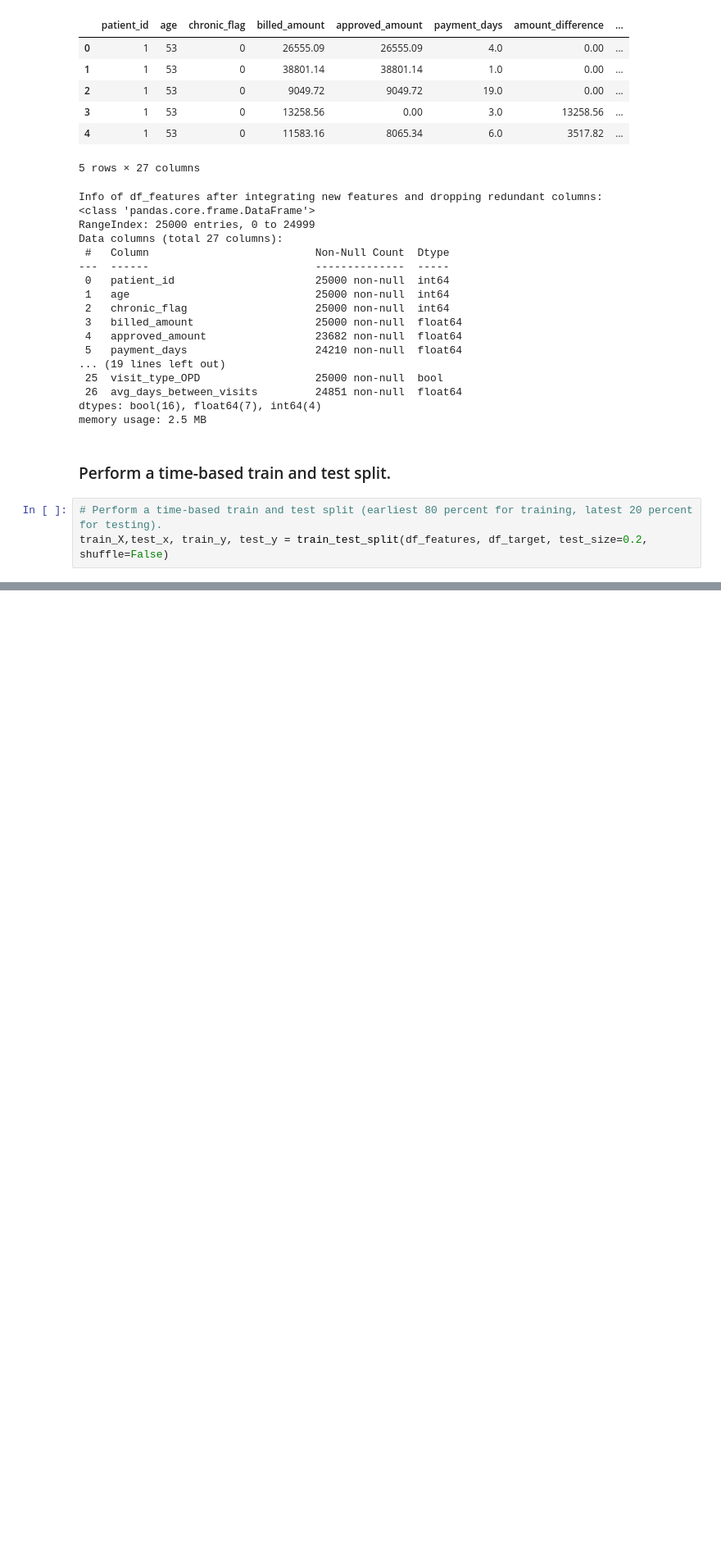
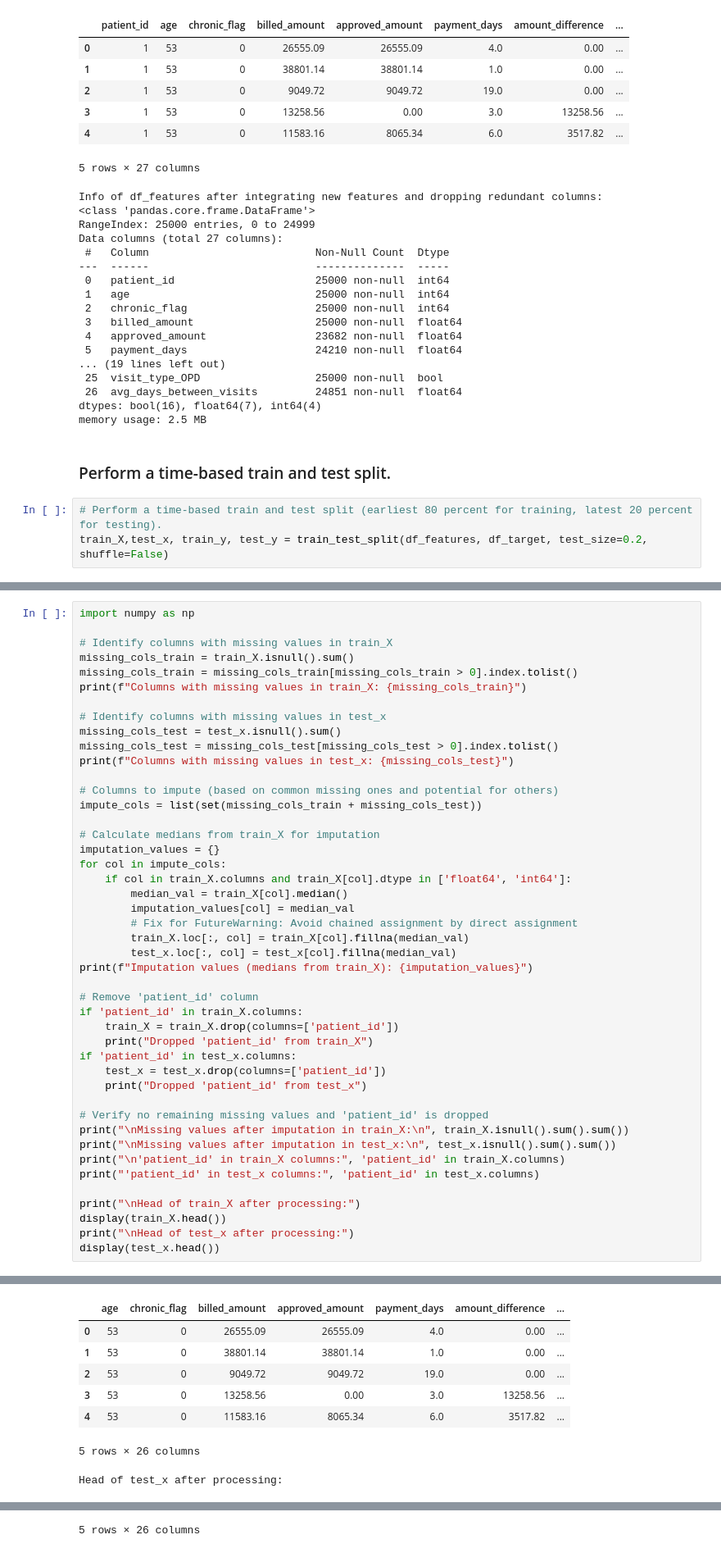
Before and after one commit to rahilkhan-acadmic/APAIML-GradedMiniProject, a Jupyter notebook: capstone/03_claim_model.ipynb, the cells around one changed output, grey strips where cells are left out. Shown at 82% size. Saved outputs shown, nothing was run; the diff lists cells and outputs as text; blank space fills up the shorter version.

```diff
--- a/capstone/03_claim_model.ipynb
+++ b/capstone/03_claim_model.ipynb
@@ -473,0 +578,46 @@ train_X,test_x, train_y, test_y = train_test_split(df_features, df_target, test_
+# %%
+import numpy as np
+
+# Identify columns with missing values in train_X
+missing_cols_train = train_X.isnull().sum()
+missing_cols_train = missing_cols_train[missing_cols_train > 0].index.tolist()
+print(f"Columns with missing values in train_X: {missing_cols_train}")
+
+# Identify columns with missing values in test_x
+missing_cols_test = test_x.isnull().sum()
+missing_cols_test = missing_cols_test[missing_cols_test > 0].index.tolist()
+print(f"Columns with missing values in test_x: {missing_cols_test}")
+
+# Columns to impute (based on common missing ones and potential for others)
+impute_cols = list(set(missing_cols_train + missing_cols_test))
+
+# Calculate medians from train_X for imputation
+imputation_values = {}
+for col in impute_cols:
+    if col in train_X.columns and train_X[col].dtype in ['float64', 'int64']:
+        median_val = train_X[col].median()
+        imputation_values[col] = median_val
+        # Fix for FutureWarning: Avoid chained assignment by direct assignment
+        train_X.loc[:, col] = train_X[col].fillna(median_val)
+        test_x.loc[:, col] = test_x[col].fillna(median_val)
+print(f"Imputation values (medians from train_X): {imputation_values}")
+
+# Remove 'patient_id' column
+if 'patient_id' in train_X.columns:
+    train_X = train_X.drop(columns=['patient_id'])
+    print("Dropped 'patient_id' from train_X")
+if 'patient_id' in test_x.columns:
+    test_x = test_x.drop(columns=['patient_id'])
+    print("Dropped 'patient_id' from test_x")
+
+# Verify no remaining missing values and 'patient_id' is dropped
+print("\nMissing values after imputation in train_X:\n", train_X.isnull().sum().sum())
+print("\nMissing values after imputation in test_x:\n", test_x.isnull().sum().sum())
+print("\n'patient_id' in train_X columns:", 'patient_id' in train_X.columns)
+print("'patient_id' in test_x columns:", 'patient_id' in test_x.columns)
+
+print("\nHead of train_X after processing:")
+display(train_X.head())
+print("\nHead of test_x after processing:")
+display(test_x.head())
+# %% [output]
@@ -473,0 +640,8 @@ train_X,test_x, train_y, test_y = train_test_split(df_features, df_target, test_
+|  | age | chronic_flag | billed_amount | approved_amount | payment_days | amount_difference | ... |
+| 0 | 53 | 0 | 26555.09 | 26555.09 | 4.0 | 0.00 | ... |
+| 1 | 53 | 0 | 38801.14 | 38801.14 | 1.0 | 0.00 | ... |
+| 2 | 53 | 0 | 9049.72 | 9049.72 | 19.0 | 0.00 | ... |
+| 3 | 53 | 0 | 13258.56 | 0.00 | 3.0 | 13258.56 | ... |
+| 4 | 53 | 0 | 11583.16 | 8065.34 | 6.0 | 3517.82 | ... |
+5 rows × 26 columns
+Head of test_x after processing:
@@ -473,0 +654 @@ train_X,test_x, train_y, test_y = train_test_split(df_features, df_target, test_
+5 rows × 26 columns
```
Also changed, not shown: parts of 32 cells of this notebook.
